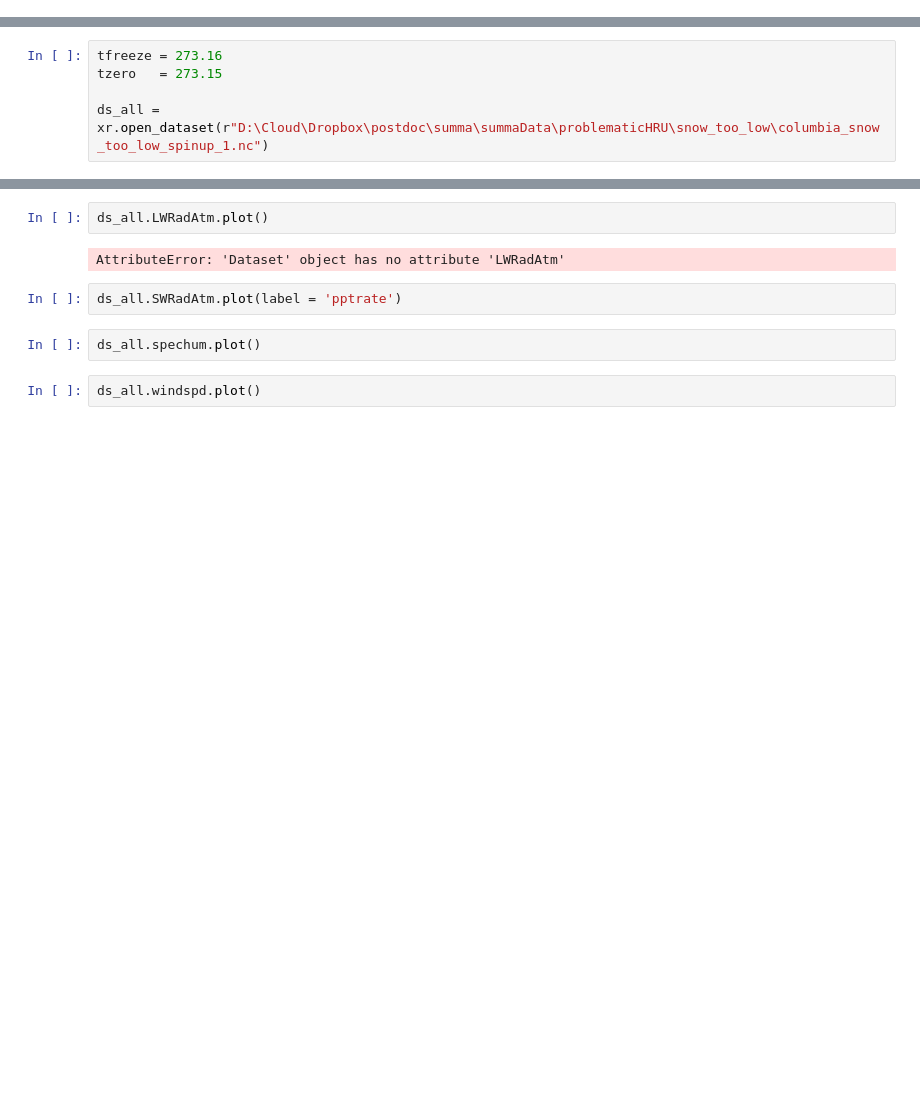
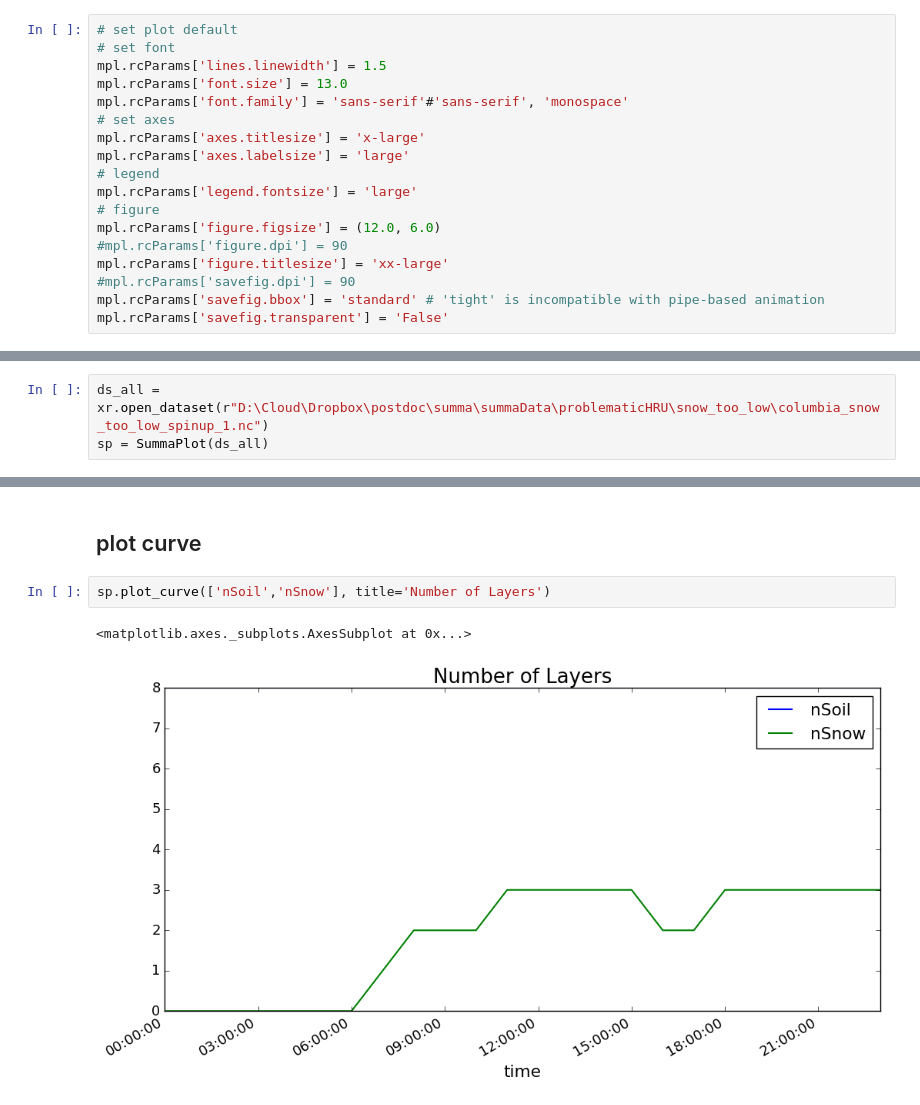
Before and after one commit to luckymichael/learnPython, a Jupyter notebook: plot_SUMMA_output.ipynb, the cells around one changed output, grey strips where cells are left out. Cells and saved outputs as stored; diff of their text form; blank space fills up the shorter version.

Commit message:
making SUMMA plots

```diff
--- a/plot_SUMMA_output.ipynb
+++ b/plot_SUMMA_output.ipynb
@@ -6,0 +9,18 @@ from matplotlib import gridspec
+# %%
+# set plot default
+# set font
+mpl.rcParams['lines.linewidth'] = 1.5
+mpl.rcParams['font.size'] = 13.0
+mpl.rcParams['font.family'] = 'sans-serif'#'sans-serif', 'monospace'
+# set axes
+mpl.rcParams['axes.titlesize'] = 'x-large'
+mpl.rcParams['axes.labelsize'] = 'large'
+# legend
+mpl.rcParams['legend.fontsize'] = 'large'
+# figure
+mpl.rcParams['figure.figsize'] = (12.0, 6.0)
+#mpl.rcParams['figure.dpi'] = 90
+mpl.rcParams['figure.titlesize'] = 'xx-large'
+#mpl.rcParams['savefig.dpi'] = 90
+mpl.rcParams['savefig.bbox'] = 'standard' # 'tight' is incompatible with pipe-based animation
+mpl.rcParams['savefig.transparent'] = 'False'
@@ -7,5 +401,3 @@ from matplotlib import gridspec
 # %%
-tfreeze = 273.16
-tzero   = 273.15
-
 ds_all = xr.open_dataset(r"D:\Cloud\Dropbox\postdoc\summa\summaData\problematicHRU\snow_too_low\columbia_snow_too_low_spinup_1.nc")
+sp = SummaPlot(ds_all)
@@ -44,10 +404,7 @@ plt.plot
-# %%
-ds_all.LWRadAtm.plot()
-# %% [output]
-AttributeError: 'Dataset' object has no attribute 'LWRadAtm'
-# %%
-ds_all.SWRadAtm.plot(label = 'pptrate')
-# %%
-ds_all.spechum.plot()
-# %%
-ds_all.windspd.plot()
+# %% [markdown]
+## plot curve
+# %%
+sp.plot_curve(['nSoil','nSnow'], title='Number of Layers')
+# %% [output]
+<matplotlib.axes._subplots.AxesSubplot at 0x...>
+[figure, added]
```
Also changed, not shown: parts of 23 cells of this notebook, 19 other files.
